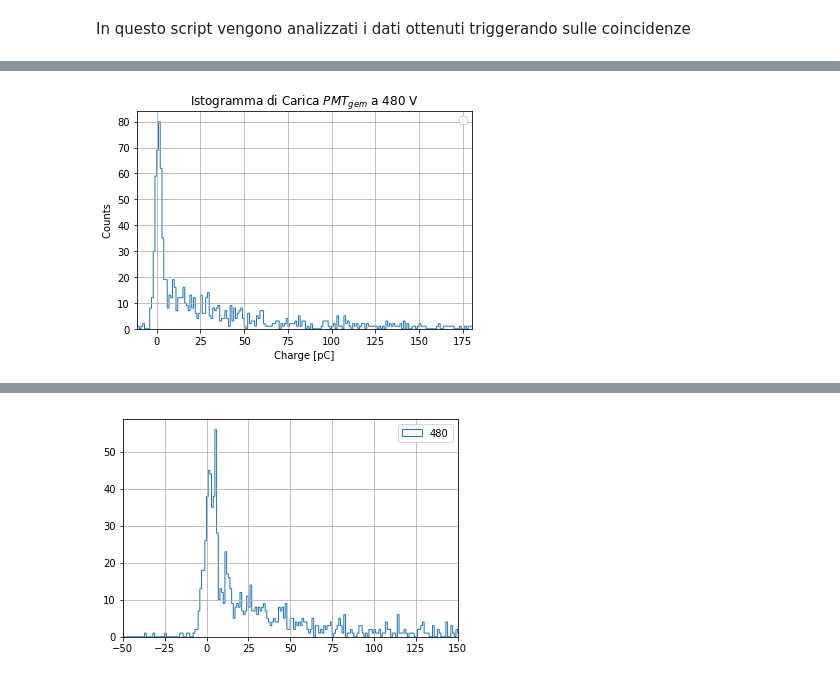
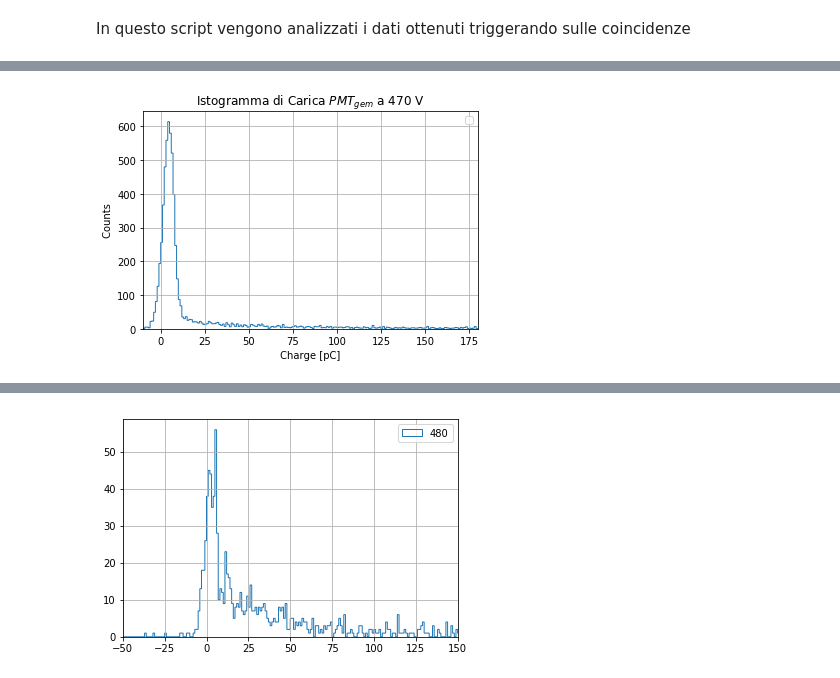
Before and after one commit to edoardoORANGE/ORANGEdata, a Jupyter notebook: Analisi/GEMdataAnalysis/HVscanCosmici.ipynb, the cells around one changed output, grey strips where cells are left out. Saved outputs shown, nothing was run; the diff lists cells and outputs as text; code cells hidden in the pictures.

```diff
--- a/Analisi/GEMdataAnalysis/HVscanCosmici.ipynb
+++ b/Analisi/GEMdataAnalysis/HVscanCosmici.ipynb
@@ -14,7 +14,7 @@ import scipy.stats as st
 
 #number = 360
 
-voltage = [ 480 , 490 , 470]# 103, 102 , 104 ]
+voltage = [470]# 103, 102 , 104 ]
 
 
 #definisco degli array in cui salvare dinamicamente i valori da graficare
@@ -41,7 +41,7 @@ pied3 = []
 
 
 for number in voltage: #ciclo che permette di aprire tutti i file in sequenza
-    filename = '../../../Data/PMTgem/prova_%s_1000eventi.root'%(str(number)) #_%s_1000eventi.root'%(str(number))
+    filename = '../../../Data/PMTgem/verticale_%s.root'%(str(number)) #_%s_1000eventi.root'%(str(number))
     #filename = 'scanED2000.root'
     print("\nAPERTURA di: " + filename)
 
@@ -105,11 +105,13 @@ for number in voltage: #ciclo che permette di aprire tutti i file in sequenza
 
     piedistallo = np.zeros((nEvts , 100))
     for i in range(nEvts):
-        waveCh4[i] = waveCh4[i]-np.mean(waveCh4[i][100:200])
+        waveCh4[i] = waveCh4[i]-np.mean(waveCh4[i][0:100])
     print("...Piedistallo Rimosso...\n\n")
 
     print('...(%d) Calcolo del Segnale in Corrente e Rimozione degli Eventi Da Scartare...'%(number))
-    waveCh4A = np.zeros((nEvts-j+50,n))
+
+    waveCh4A = np.zeros((nEvts,n))
+
     waveCh2A = np.zeros((nEvts-j+50,n))
     waveCh3A = np.zeros((nEvts-j+50,n))
 
@@ -119,10 +121,11 @@ for number in voltage: #ciclo che permette di aprire tutti i file in sequenza
     k=0
     for i in np.arange(1,nEvts):
         #butto gli eventi con il picco strano
-        if min(waveCh4[i]) >= -110 or (min(waveCh4[i])< -110  and waveCh4[i].argmin() != 1):
+        if min(waveCh4[i]) >= -110 or ( min(waveCh4[i])< -110  and waveCh4[i].argmin() != 1 ):
             waveCh4A[k] = waveCh4[i]/R #conversione dati Tensione -> dati Corrente
             waveCh2A[k] = waveCh2[i]/R #blu
             waveCh3A[k] = waveCh3[i]/R #verde
+            #if(min(waveCh4A[k])<= -40)
 
             piedistallo[k] = waveCh4[i][0:400]/R
             #piedistallo[i][401:] = waveCh4[i][801:]/R
@@ -142,48 +145,48 @@ for number in voltage: #ciclo che permette di aprire tutti i file in sequenza
     integralP = np.zeros(k)
     #Eseguo l'Integrale
 
-    file = open("histoCarica"+str(number)+".dat", "w")
+    #file = open("histoCarica"+str(number)+".dat", "w")
     for i in range(k):
-        integral[i] = sum(-waveCh4A[i][400:800])
+        integral[i] = sum(-waveCh4A[i])
         integralB[i] = sum(-waveCh2A[i][400:800])
         integralV[i] = sum(-waveCh3A[i][400:800])
 
         integralP[i] = sum(-piedistallo[i])
-        file.write(str(integral[i])+"\t" + str(integralB[i]) + "\t" +str(integralV[i]) + "\n")
-    file.close()
+     #   file.write(str(integral[i])+"\t" + str(integralB[i]) + "\t" +str(integralV[i]) + "\n")
+    #file.close()
 
-    if number == 480:#102:
-        for data in integral:
-            dataset1.append(data)
-        for data in integralB:
-            dataset1Blu.append(data)
-        for data in integralV:
-            dataset1Verde.append(data)
-
-        for p in integralP:
-            pied1.append(p)
-
-    elif number == 490:
-        for data in integral:
-            dataset2.append(data)
-        for data in integralV:
-            dataset2Verde.append(data)
-        for data in integralB:
-            dataset2Blu.append(data)
-
-        for p in integralP:
-            pied2.append(p)
-
-    elif number == 470:
-        for data in integral:
-            dataset3.append(data)
-        for data in integralV:
-            dataset3Verde.append(data)
-        for data in integralB:
-            dataset3Blu.append(data)
-
-        for p in integralP:
-            pied3.append(p)
+    #if number == 480:#102:
+    #    for data in integral:
+    #        dataset1.append(data)
+    #    for data in integralB:
+    #        dataset1Blu.append(data)
+    #    for data in integralV:
+    #        dataset1Verde.append(data)
+    #
+    #    for p in integralP:
+    #        pied1.append(p)
+    #
+    #elif number == 490:
+    #    for data in integral:
+    #        dataset2.append(data)
+    #    for data in integralV:
+    #        dataset2Verde.append(data)
+    #    for data in integralB:
+    #        dataset2Blu.append(data)
+    #
+    #    for p in integralP:
+    #        pied2.append(p)
+    #
+    #elif number == 470:
+    #    for data in integral:
+    #        dataset3.append(data)
+    #    for data in integralV:
+    #        dataset3Verde.append(data)
+    #    for data in integralB:
+    #        dataset3Blu.append(data)
+    #
+    #    for p in integralP:
+    #        pied3.append(p)
     print('...Calcolo Eseguito...\n\n')
 
     #c = TCanvas()
@@ -218,7 +221,7 @@ for number in voltage: #ciclo che permette di aprire tutti i file in sequenza
     histo1.hist(histtype = 'step' , fill = False) #fa l'istogramma
     #plt.plot(l , pdf*func.GetParameter(0)/max(pdf) , label = 'Fit' , color = 'r')
     plt.grid()
-    plt.xlim((xmin,180))
+    plt.xlim((-10,180))
     plt.legend()
     histo1.show_titles()
    ##plt.xlabel('Charge [pC]')
@@ -266,2 +269,2 @@ APERTURA di: ../../../Data/PMTgem/prova_480_1000eventi.root
 ...Calcolo Eseguito...
-[figure, old version]
+[figure, new version]
```
Also changed, not shown: parts of 2 cells of this notebook, 13 other files.
